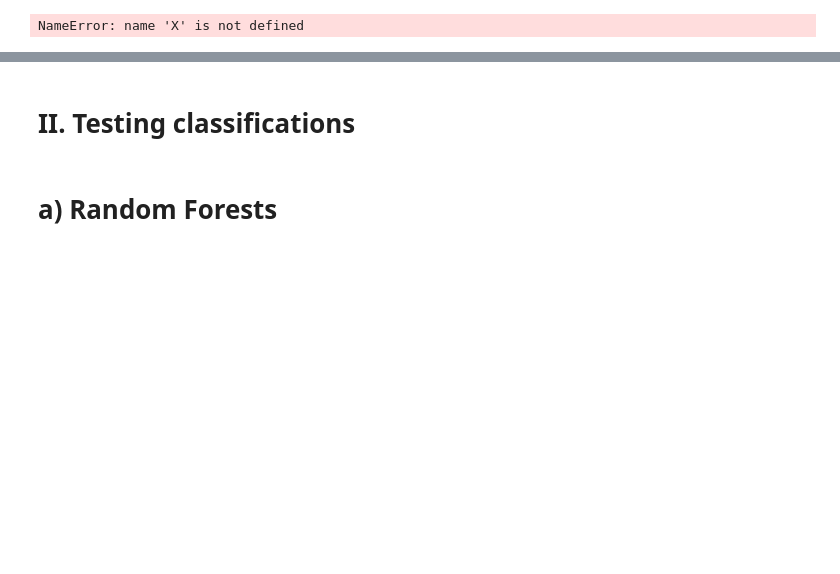
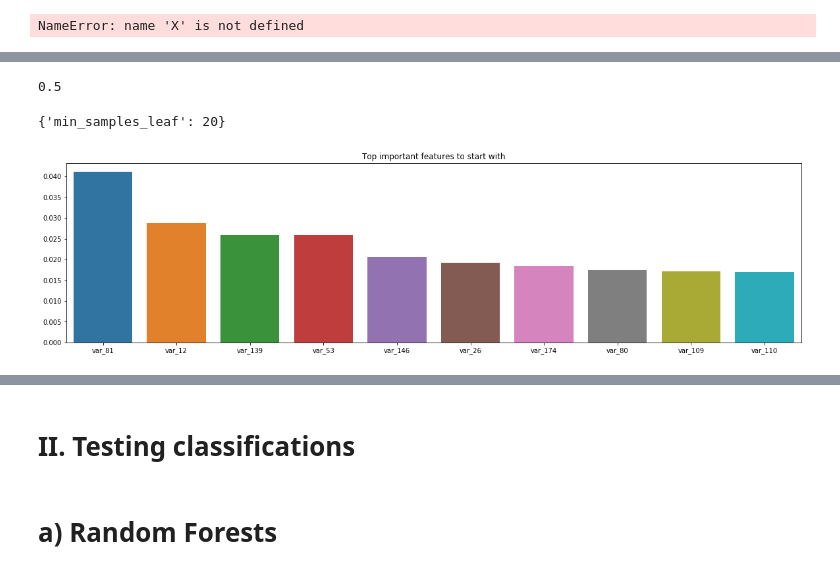
Before and after one commit to adkulas/ECE657A-Data-Modelling, a Jupyter notebook: project/code/G10-project.ipynb, the cells around one changed output, grey strips where cells are left out. Cells and saved outputs as stored; diff of their text form; code cells hidden in the pictures; blank space fills up the shorter version.

```diff
--- a/project/code/G10-project.ipynb
+++ b/project/code/G10-project.ipynb
@@ -230,0 +289,6 @@ NameError: name 'X' is not defined
+# %%
+parameters = {'min_samples_leaf': [20, 21]}
+forest = RandomForestClassifier(max_depth=15, n_estimators=15)
+grid = GridSearchCV(forest, parameters, cv=3, n_jobs=-1, verbose=2, scoring=make_scorer(roc_auc_score))
+# %%
+grid.fit(dfTrain.drop("target", axis=1).values, dfTrain.target.values)
@@ -230,0 +312,20 @@ NameError: name 'X' is not defined
+# %%
+grid.best_score_
+# %% [output]
+0.5
+# %%
+grid.best_params_
+# %% [output]
+{'min_samples_leaf': 20}
+# %%
+n_top = 10
+# %%
+importances = grid.best_estimator_.feature_importances_
+idx = np.argsort(importances)[::-1][0:n_top]
+feature_names = dfTrain.drop("target", axis=1).columns.values
+
+plt.figure(figsize=(20,5))
+sns.barplot(x=feature_names[idx], y=importances[idx]);
+plt.title("Top important features to start with");
+# %% [output]
+[figure, added]
```
Also changed, not shown: parts of 99 cells of this notebook, 6 other files.
